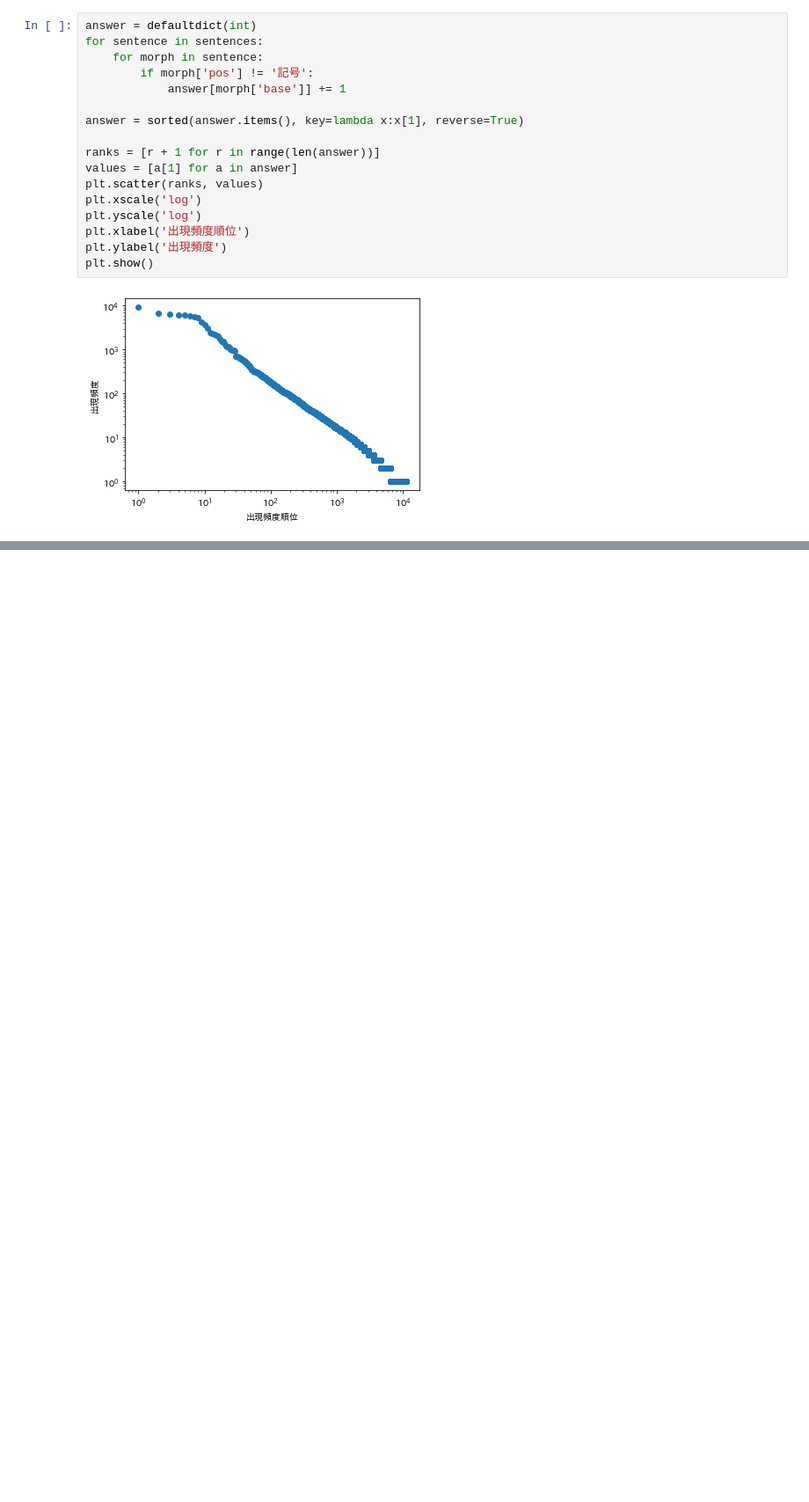
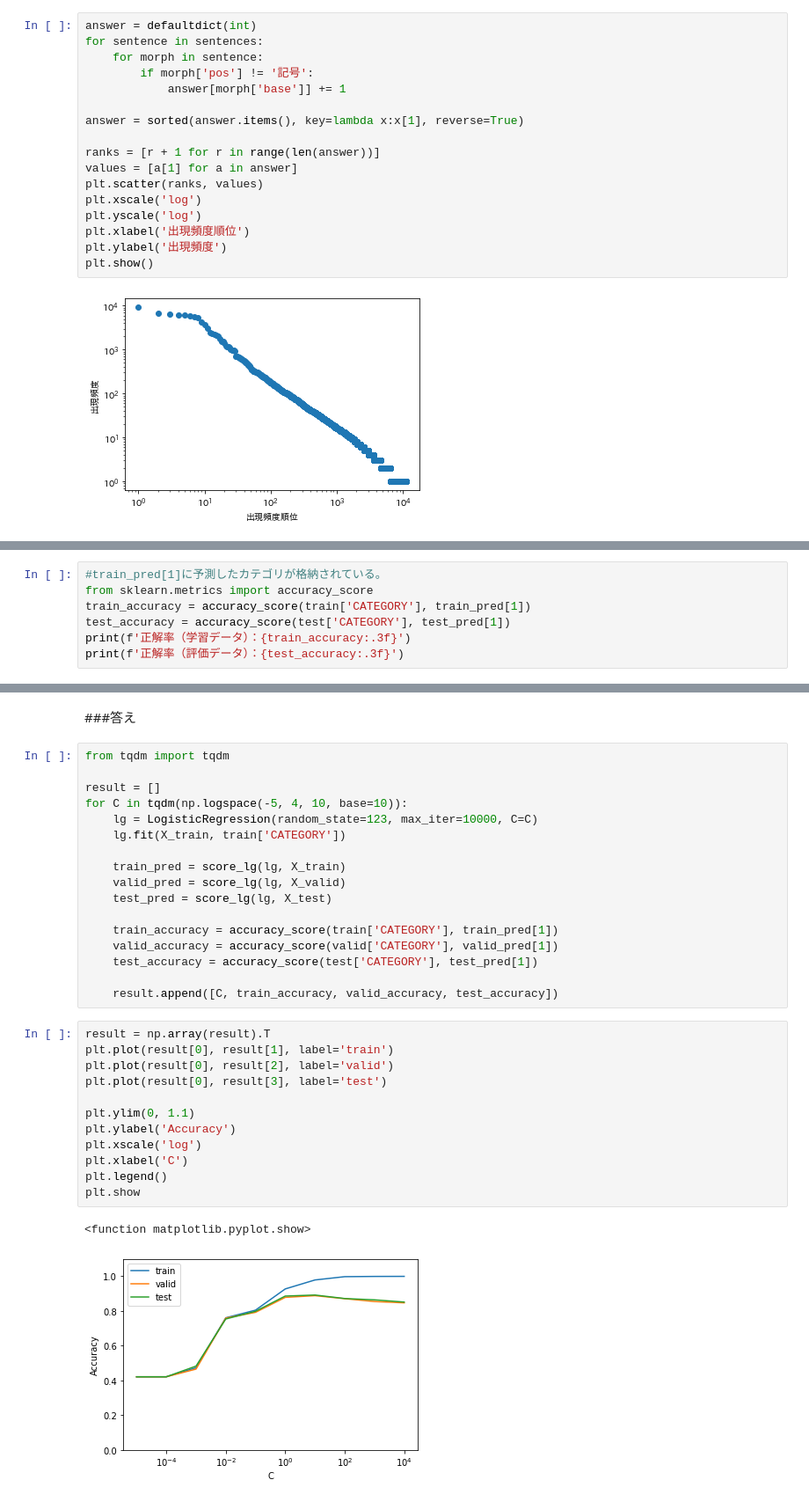
Before and after one commit to shimizu1010/nlp100, a Jupyter notebook: 言語処理100本ノック.ipynb, the cells around one changed output, grey strips where cells are left out. Shown: that part at 88% size. Drawn from its saved outputs; the diff is of its cells as text; blank space fills up the shorter version.

```diff
--- a/言語処理100本ノック.ipynb
+++ b/言語処理100本ノック.ipynb
@@ -1213,0 +1464,7 @@ N = 3
+# %%
+#train_pred[1]に予測したカテゴリが格納されている。
+from sklearn.metrics import accuracy_score
+train_accuracy = accuracy_score(train['CATEGORY'], train_pred[1])
+test_accuracy = accuracy_score(test['CATEGORY'], test_pred[1])
+print(f'正解率（学習データ）：{train_accuracy:.3f}')
+print(f'正解率（評価データ）：{test_accuracy:.3f}')
@@ -1213,0 +1608,34 @@ N = 3
+# %% [markdown]
+###答え
+# %%
+from tqdm import tqdm
+
+result = []
+for C in tqdm(np.logspace(-5, 4, 10, base=10)):
+    lg = LogisticRegression(random_state=123, max_iter=10000, C=C)
+    lg.fit(X_train, train['CATEGORY'])
+
+    train_pred = score_lg(lg, X_train)
+    valid_pred = score_lg(lg, X_valid)
+    test_pred = score_lg(lg, X_test)
+
+    train_accuracy = accuracy_score(train['CATEGORY'], train_pred[1])
+    valid_accuracy = accuracy_score(valid['CATEGORY'], valid_pred[1])
+    test_accuracy = accuracy_score(test['CATEGORY'], test_pred[1])
+
+    result.append([C, train_accuracy, valid_accuracy, test_accuracy])
+# %%
+result = np.array(result).T
+plt.plot(result[0], result[1], label='train')
+plt.plot(result[0], result[2], label='valid')
+plt.plot(result[0], result[3], label='test')
+
+plt.ylim(0, 1.1)
+plt.ylabel('Accuracy')
+plt.xscale('log')
+plt.xlabel('C')
+plt.legend()
+plt.show
+# %% [output]
+<function matplotlib.pyplot.show>
+[figure, added]
```
Also changed, not shown: parts of 85 cells of this notebook.
